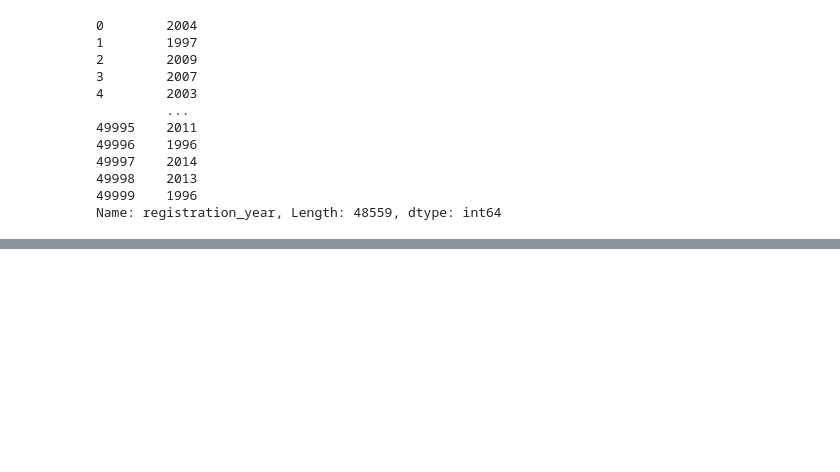
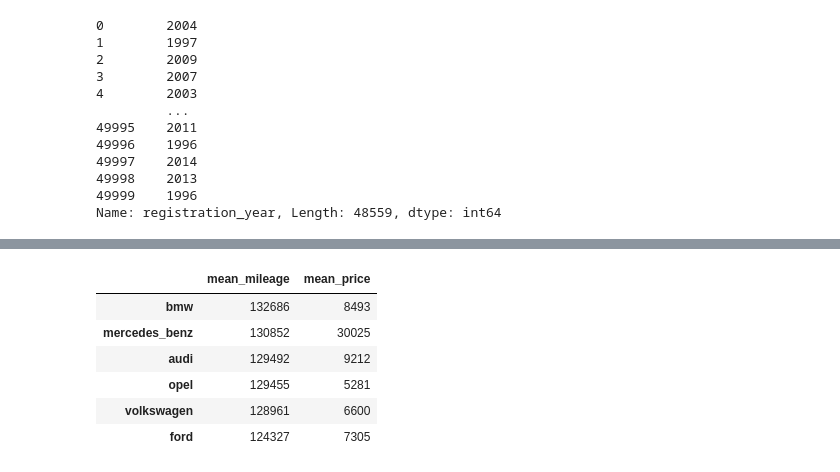
Before and after one commit to dev-alissonalves/data-scientist-dataquest, a Jupyter notebook: part02 - data_analysis_and_visualization/4-data_cleaning_basics/project-04/Guided Project: Exploring eBay Car Sales Data.ipynb, the cells around one changed output, grey strips where cells are left out. Saved outputs shown, nothing was run; the diff lists cells and outputs as text; code cells hidden in the pictures; blank space fills up the shorter version.

```diff
--- a/part02 - data_analysis_and_visualization/4-data_cleaning_basics/project-04/Guided Project: Exploring eBay Car Sales Data.ipynb
+++ b/part02 - data_analysis_and_visualization/4-data_cleaning_basics/project-04/Guided Project: Exploring eBay Car Sales Data.ipynb
@@ -245,0 +241,6 @@ Name: registration_year, Length: 48559, dtype: int64
+# %%
+# Exploring Price by Brand
+autos["brand"].value_counts(normalize=True)
+brand_counts = autos["brand"].value_counts(normalize=True)
+common_brands = brand_counts[brand_counts > .05].index
+print(common_brands)
@@ -245,0 +249,9 @@ Name: registration_year, Length: 48559, dtype: int64
+# %%
+brand_mean_prices = {}
+
+for brand in common_brands:
+    brand_only = autos[autos["brand"] == brand]
+    mean_price = brand_only["price"].mean()
+    brand_mean_prices[brand] = int(mean_price)
+
+brand_mean_prices
@@ -245,0 +278,13 @@ Name: registration_year, Length: 48559, dtype: int64
+# %%
+brand_mean_mileage = {}
+
+for brand in common_brands:
+    brand_only = autos[autos["brand"] == brand]
+    mean_mileage = brand_only["odometer_km"].mean()
+    brand_mean_mileage[brand] = int(mean_mileage)
+
+mean_mileage = pd.Series(brand_mean_mileage).sort_values(ascending=False)
+mean_prices = pd.Series(brand_mean_prices).sort_values(ascending=False)
+# %%
+brand_info = pd.DataFrame(mean_mileage,columns=['mean_mileage'])
+brand_info
@@ -245,0 +299,11 @@ Name: registration_year, Length: 48559, dtype: int64
+# %%
+brand_info["mean_price"] = mean_prices
+brand_info
+# %% [output]
+|  | mean_mileage | mean_price |
+| bmw | 132686 | 8493 |
+| mercedes_benz | 130852 | 30025 |
+| audi | 129492 | 9212 |
+| opel | 129455 | 5281 |
+| volkswagen | 128961 | 6600 |
+| ford | 124327 | 7305 |
```
Also changed, not shown: parts of 8 cells of this notebook.
